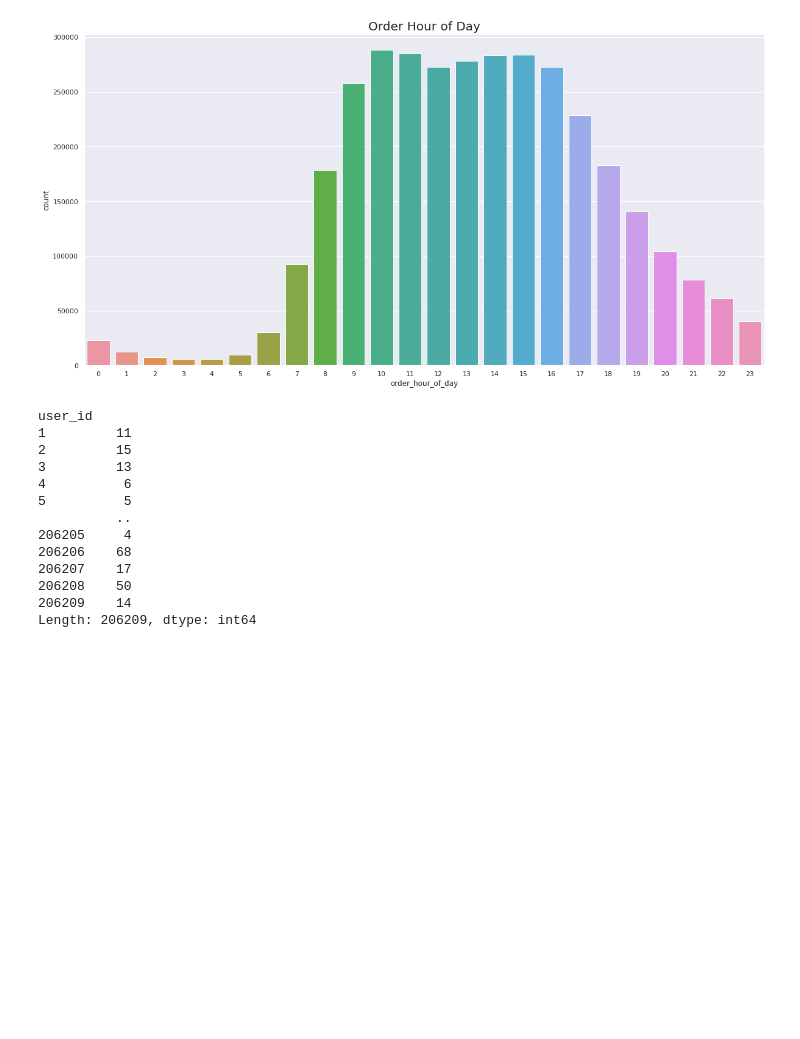
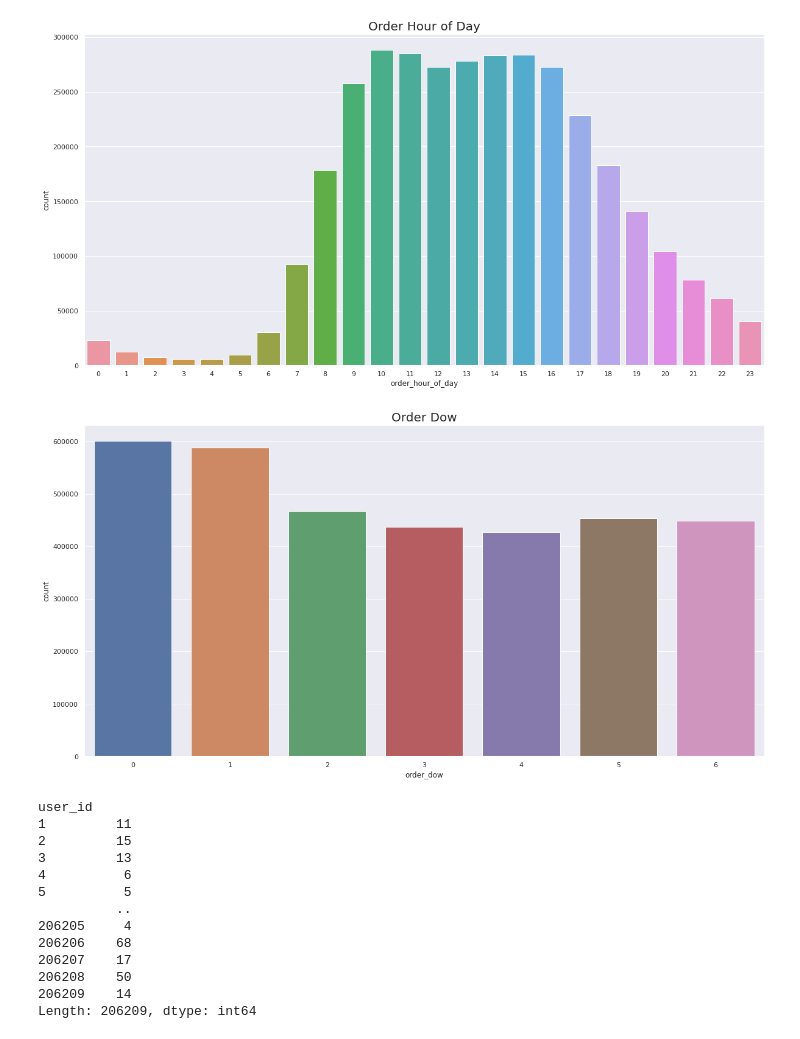
Before and after one commit to Sophia-Kang1/cp1, a Jupyter notebook: cp1.ipynb, the cells around one changed output. Drawn from its saved outputs; the diff is of its cells as text; code cells hidden in the pictures; blank space fills up the shorter version.

```diff
--- a/cp1.ipynb
+++ b/cp1.ipynb
@@ -263,6 +256,14 @@ plt.title("Order Hour of Day", size=20)
 plt.show() # 새벽 3시 전후 가장 구매 적고 10~15시 사이 구매 활발
 # %% [output]
 [figure]
+# %%
+# 가장 구매가 많이 이루어지는 요일 확인
+sns.set(rc = {'figure.figsize':(20,10)})
+sns.countplot(x='order_dow', data=df_orders)
+plt.title("Order Dow", size=20)
+plt.show() # 일,월요일 구매 가장 많음 -> 식자재를 미리 구매하여 한주를 미리 준비 & 택배 주중에 받기 위함으로 해석됨
+# %% [output]
+[figure, added]
 # %%
 # user_id별 groupby
 users = df_orders.groupby('user_id')
```
Also changed, not shown: parts of 10 cells of this notebook.
